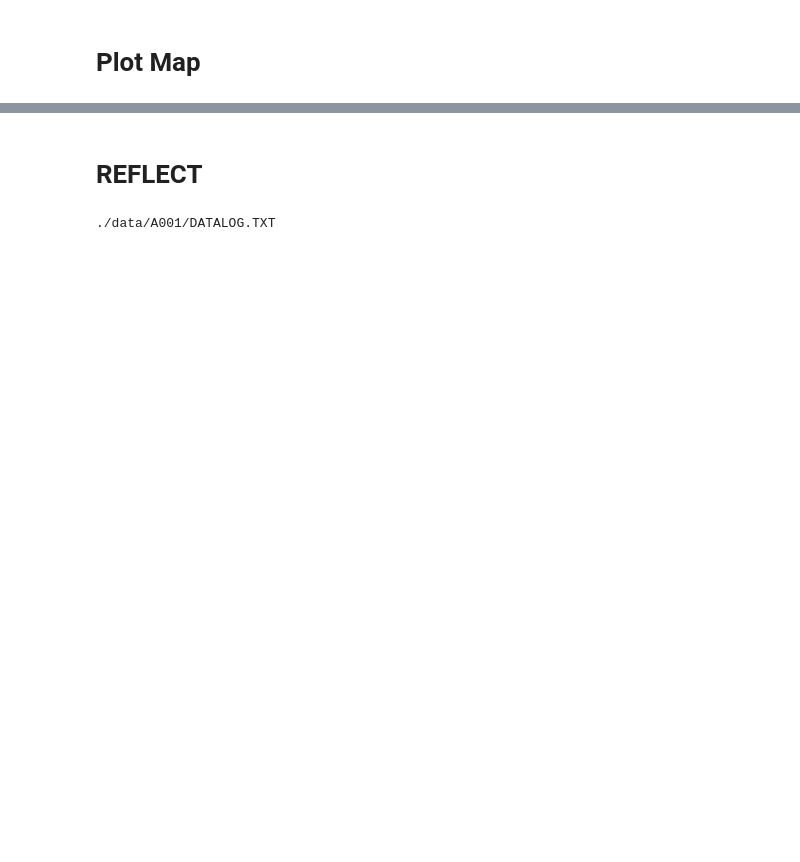
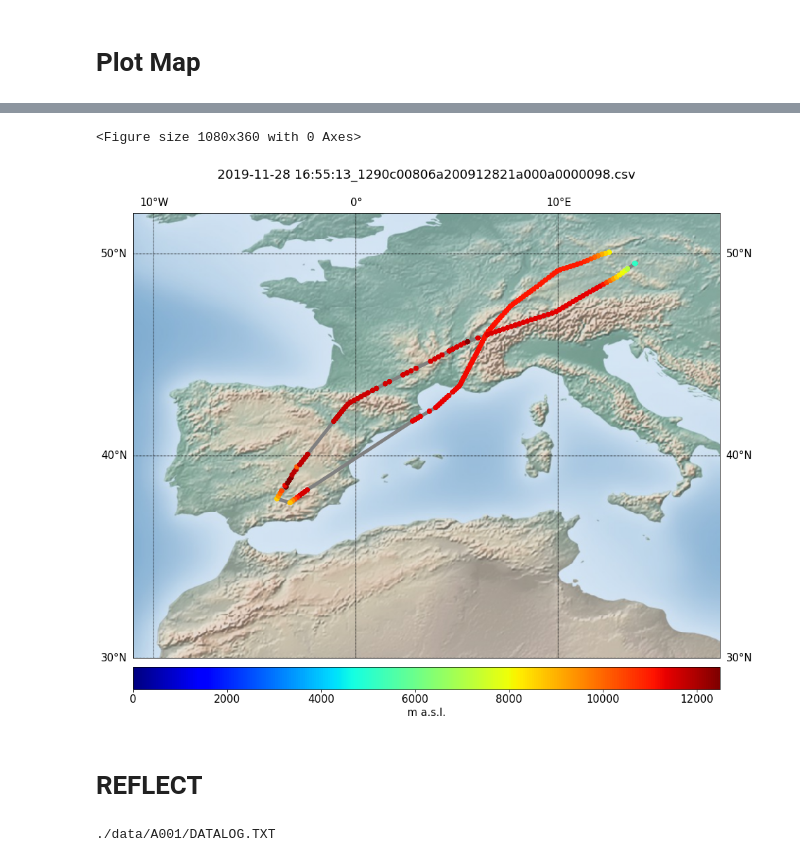
Before and after one commit to ODZ-UJF-AV-CR/Paper---AIRDOS, a Jupyter notebook: AIRDOS-G.ipynb, the cells around one changed output, grey strips where cells are left out. Cells and saved outputs as stored; diff of their text form; code cells hidden in the pictures; blank space fills up the shorter version.

```diff
--- a/AIRDOS-G.ipynb
+++ b/AIRDOS-G.ipynb
@@ -473,3 +750,57 @@ for f in glob.iglob("./output/*.csv"): # generator, search immediate subdirector
+# %%
+import time, calendar, datetime, numpy
+from mpl_toolkits.basemap import Basemap
+import matplotlib.pyplot as plt
+import urllib, os
+
+NOISE_LEVEL= 7
+LAST_CHANNEL=254
+WINDOW = 10
+
+for f in glob.iglob("./output/*.csv"): # generator, search immediate subdirectories
+    try:
+        plt.figure(figsize=(15,5))
+        plt.tight_layout()
+        df6 = pd.read_csv(f)
+        df6.dropna(inplace=True)
+        df6['lat'] = pd.to_numeric(df6['lat'])
+        df6['lon'] = pd.to_numeric(df6['lon'])
+        df6['altitude'] = pd.to_numeric(df6['altitude'])
+
+        plt.figure(figsize=(15,15))
+        matplotlib.rcParams.update({'font.size': 15})
+
+        # create Basemap instance.
+        #m = Basemap(projection='kav7',lon_0=0)
+        #m = Basemap(projection='cea',lon_0=0)
+        #m = Basemap(projection='robin',lon_0=0)
+        #m = Basemap(llcrnrlon=-180,llcrnrlat=-80,urcrnrlon=180,urcrnrlat=85,projection='mill')
+        m = Basemap(projection='cyl',lon_0=0, llcrnrlon=-11,llcrnrlat=30,urcrnrlon=18,urcrnrlat=52)
+
+        x, y = m(df6.lon.tolist(),df6.lat.tolist())
+        #m.drawmapboundary(fill_color='#99ffff')
+        m.fillcontinents(color='#cc9966',lake_color='#99ffff',zorder=0)
+        # draw parallels and meridians, but don't bother labelling them.
+        m.drawparallels(np.arange(-90.,99.,10.),labels=[1,1,0,0])
+        m.drawmeridians(np.arange(-180.,180.,10.),labels=[0,0,1,0])
+        m.shadedrelief()
+
+        m.plot(x,y, zorder=2, color='gray', lw=5)
+        im1 = m.scatter(x,y,c=df6.altitude.tolist(),marker='o', cmap='jet', zorder=99)
+
+        cb = m.colorbar(im1,"bottom", size="5%", pad="2%")
+        cb.set_label('m a.s.l.')
+
+        s = f.split('/')
+        plt.title(s[len(s)-1], pad=50)
+
+        plt.clim(0, 12500)  # limit for color axis
+        plt.show()
+    except:
+        pass
+# %% [output]
+<Figure size 1080x360 with 0 Axes>
+[figure, added]
 # %% [markdown]
 # REFLECT
 # %%
```
Also changed, not shown: parts of 18 cells of this notebook, 42 other files.
